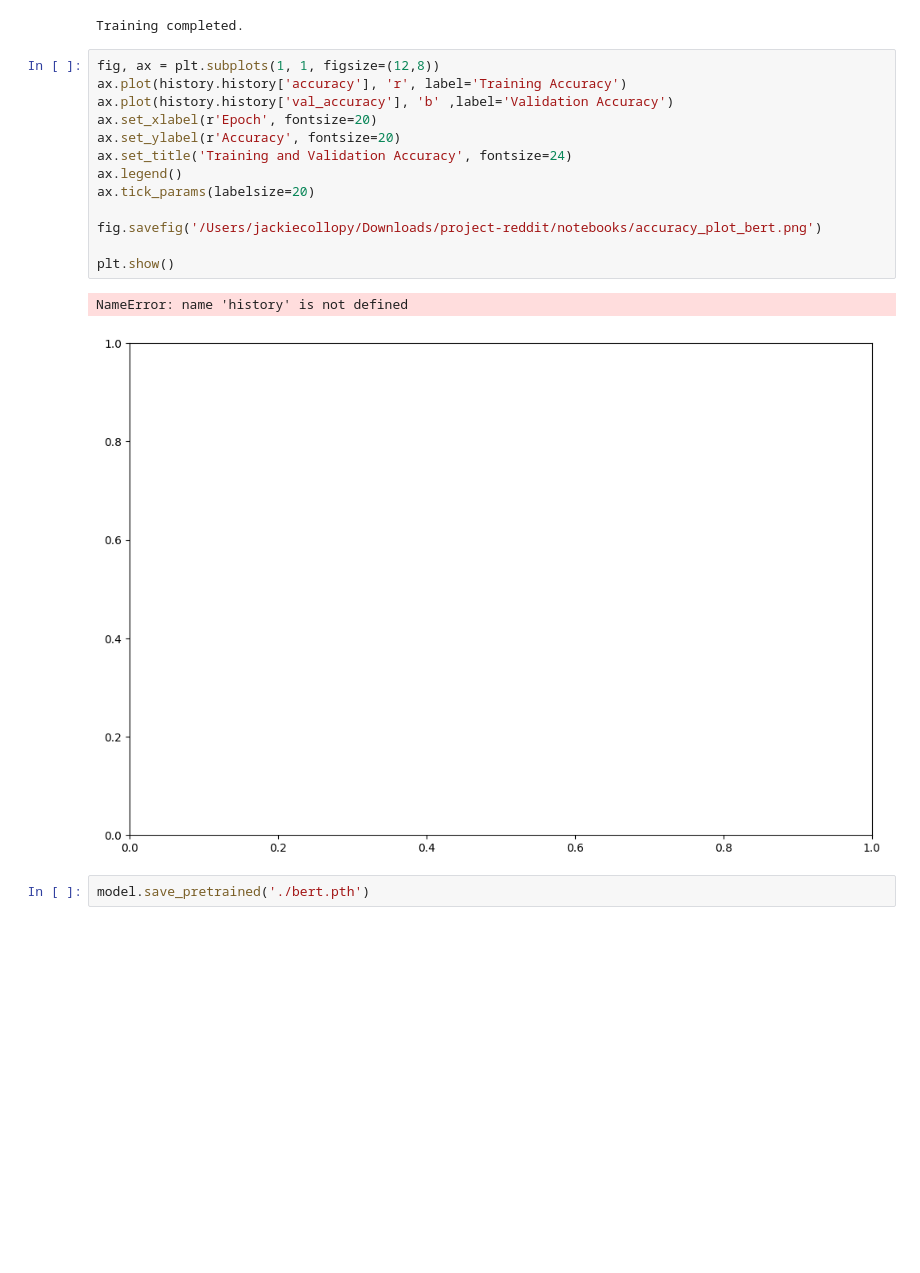
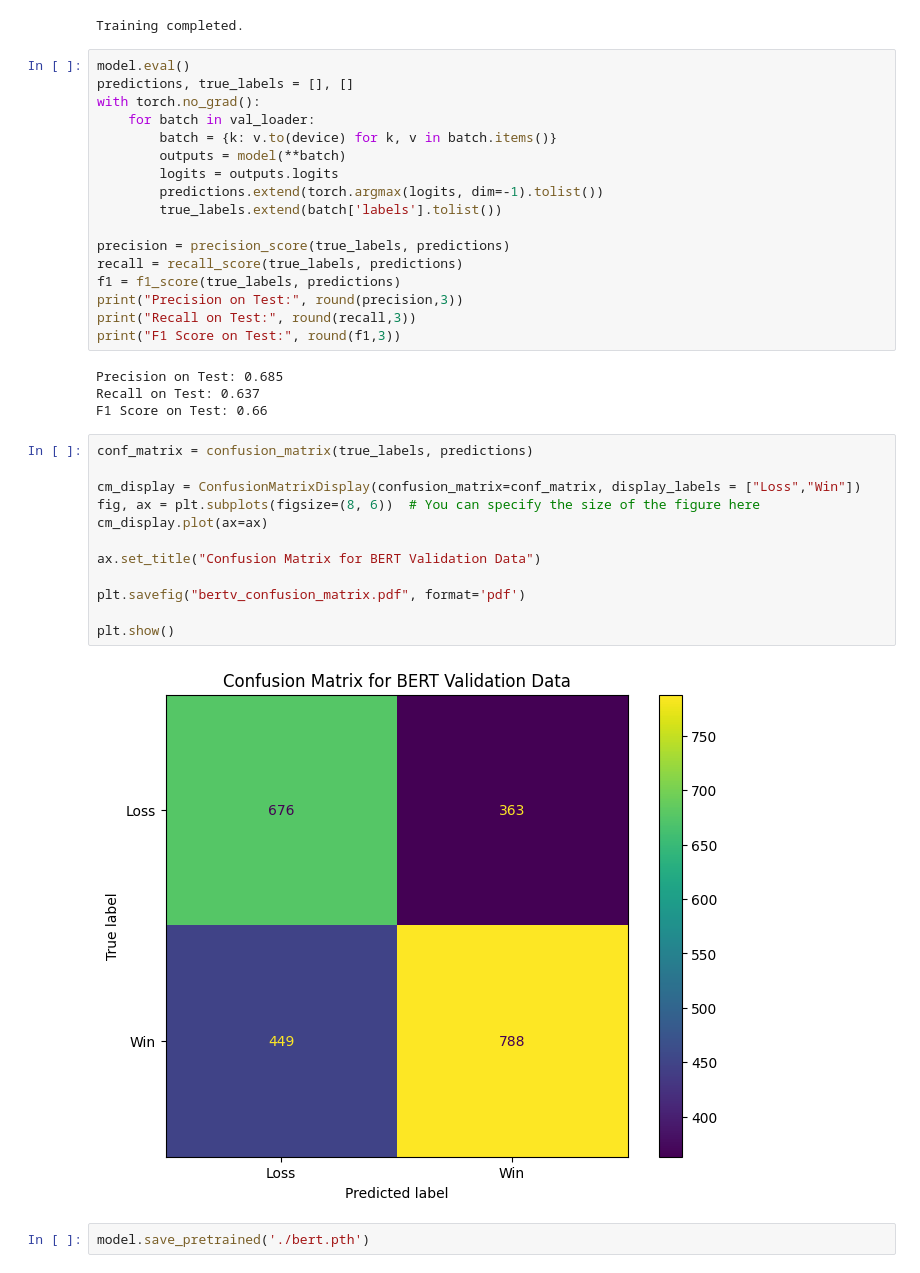
Before and after one commit to tulane-cmps6730/project-reddit, a Jupyter notebook: notebooks/New_Bert.ipynb, the cells around one changed output. Drawn from its saved outputs; the diff is of its cells as text; blank space fills up the shorter version.

```diff
--- a/notebooks/New_Bert.ipynb
+++ b/notebooks/New_Bert.ipynb
@@ -84,22 +85,41 @@ print("Training completed.")
 Some weights of BertForSequenceClassification were not initialized from the model checkpoint at prajjwal1/bert-mini and are newly initialized: ['classifier.bias', 'classifier.weight']
 You should probably TRAIN this model on a down-stream task to be able to use it for predictions and inference.
 Training completed.
-# %%
-fig, ax = plt.subplots(1, 1, figsize=(12,8))
-ax.plot(history.history['accuracy'], 'r', label='Training Accuracy')
-ax.plot(history.history['val_accuracy'], 'b' ,label='Validation Accuracy')
-ax.set_xlabel(r'Epoch', fontsize=20)
-ax.set_ylabel(r'Accuracy', fontsize=20)
-ax.set_title('Training and Validation Accuracy', fontsize=24)
-ax.legend()
-ax.tick_params(labelsize=20)
-
-fig.savefig('/Users/jackiecollopy/Downloads/project-reddit/notebooks/accuracy_plot_bert.png')
-
-plt.show()
-# %% [output]
-NameError: name 'history' is not defined
-[figure, removed]
+# %%
+model.eval()
+predictions, true_labels = [], []
+with torch.no_grad():
+    for batch in val_loader:
+        batch = {k: v.to(device) for k, v in batch.items()}
+        outputs = model(**batch)
+        logits = outputs.logits
+        predictions.extend(torch.argmax(logits, dim=-1).tolist())
+        true_labels.extend(batch['labels'].tolist())
+
+precision = precision_score(true_labels, predictions)
+recall = recall_score(true_labels, predictions)
+f1 = f1_score(true_labels, predictions)
+print("Precision on Test:", round(precision,3))
+print("Recall on Test:", round(recall,3))
+print("F1 Score on Test:", round(f1,3))
+# %% [output]
+Precision on Test: 0.685
+Recall on Test: 0.637
+F1 Score on Test: 0.66
+# %%
+conf_matrix = confusion_matrix(true_labels, predictions)
+
+cm_display = ConfusionMatrixDisplay(confusion_matrix=conf_matrix, display_labels = ["Loss","Win"])
+fig, ax = plt.subplots(figsize=(8, 6))  # You can specify the size of the figure here
+cm_display.plot(ax=ax)
+
+ax.set_title("Confusion Matrix for BERT Validation Data")
+
+plt.savefig("bertv_confusion_matrix.pdf", format='pdf')
+
+plt.show()
+# %% [output]
+[figure, added]
 # %%
 model.save_pretrained('./bert.pth')
 # %%
```
Also changed, not shown: parts of 3 cells of this notebook, 13 other files.
